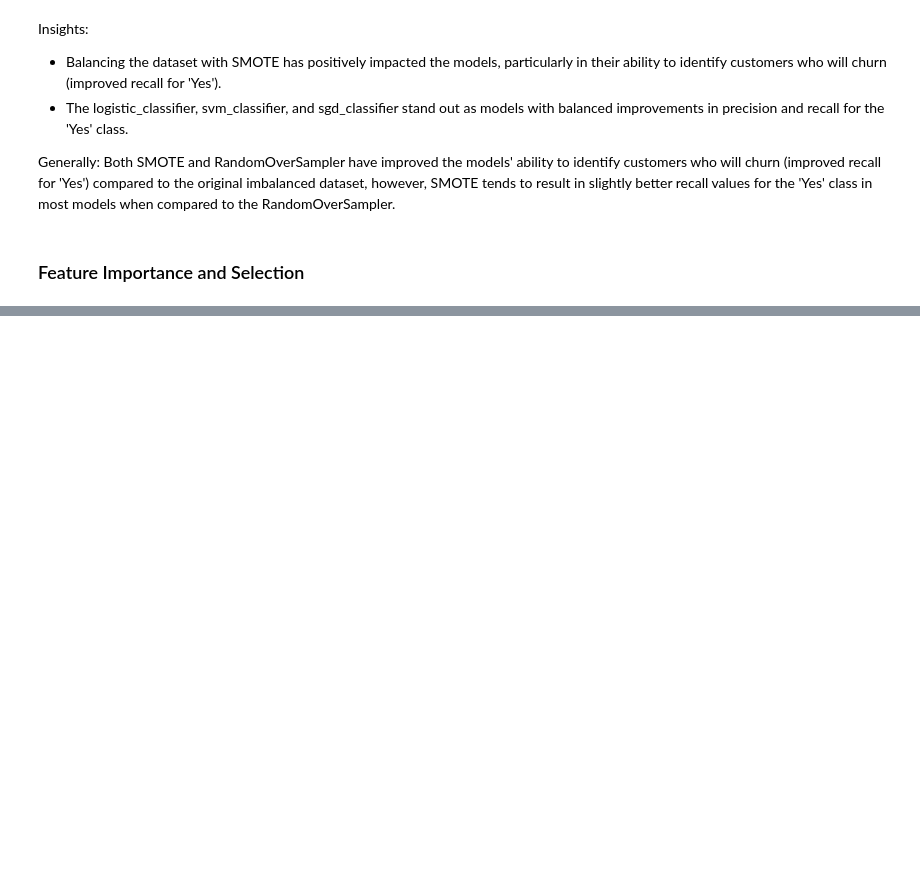
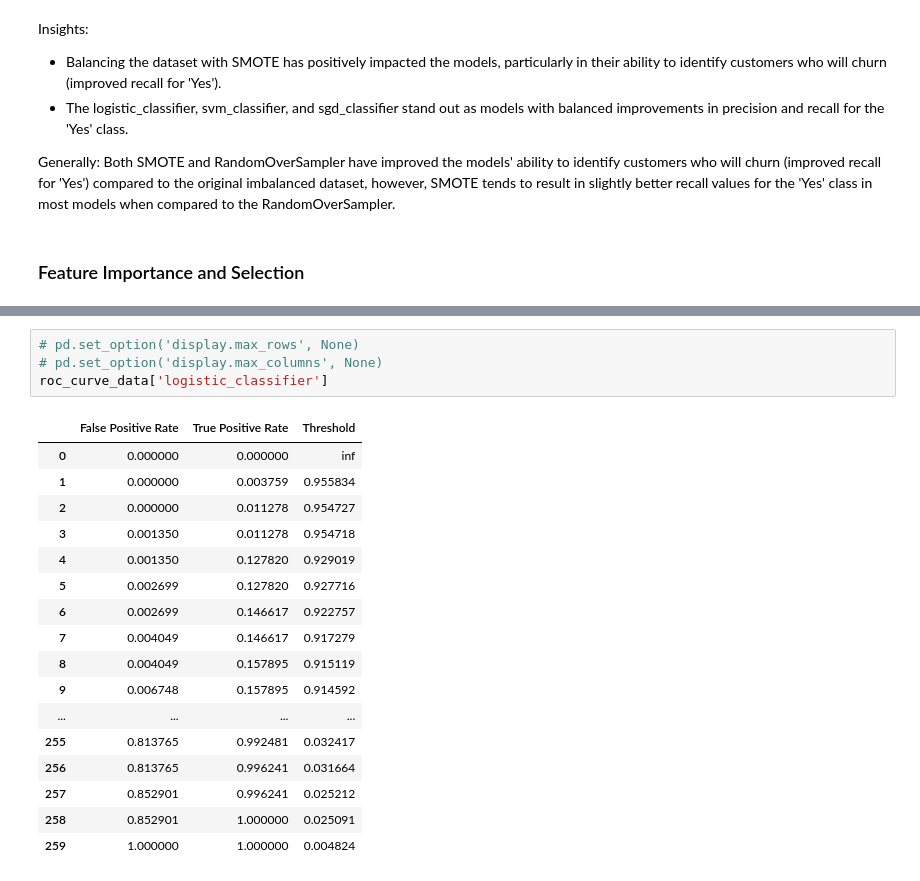
Before and after one commit to Elphoxa/Customer-Churn-Prediction-project, a Jupyter notebook: notebook 3.ipynb, the cells around one changed output, grey strips where cells are left out. Cells and saved outputs as stored; diff of their text form; blank space fills up the shorter version.

```diff
--- a/notebook 3.ipynb
+++ b/notebook 3.ipynb
@@ -1326,0 +1201,22 @@ weighted avg       0.80      0.80      0.80      1007
+# %%
+# pd.set_option('display.max_rows', None)
+# pd.set_option('display.max_columns', None)
+roc_curve_data['logistic_classifier']
+# %% [output]
+|  | False Positive Rate | True Positive Rate | Threshold |
+| 0 | 0.000000 | 0.000000 | inf |
+| 1 | 0.000000 | 0.003759 | 0.955834 |
+| 2 | 0.000000 | 0.011278 | 0.954727 |
+| 3 | 0.001350 | 0.011278 | 0.954718 |
+| 4 | 0.001350 | 0.127820 | 0.929019 |
+| 5 | 0.002699 | 0.127820 | 0.927716 |
+| 6 | 0.002699 | 0.146617 | 0.922757 |
+| 7 | 0.004049 | 0.146617 | 0.917279 |
+| 8 | 0.004049 | 0.157895 | 0.915119 |
+| 9 | 0.006748 | 0.157895 | 0.914592 |
+| ... | ... | ... | ... |
+| 255 | 0.813765 | 0.992481 | 0.032417 |
+| 256 | 0.813765 | 0.996241 | 0.031664 |
+| 257 | 0.852901 | 0.996241 | 0.025212 |
+| 258 | 0.852901 | 1.000000 | 0.025091 |
+| 259 | 1.000000 | 1.000000 | 0.004824 |
```
Also changed, not shown: parts of 33 cells of this notebook.
